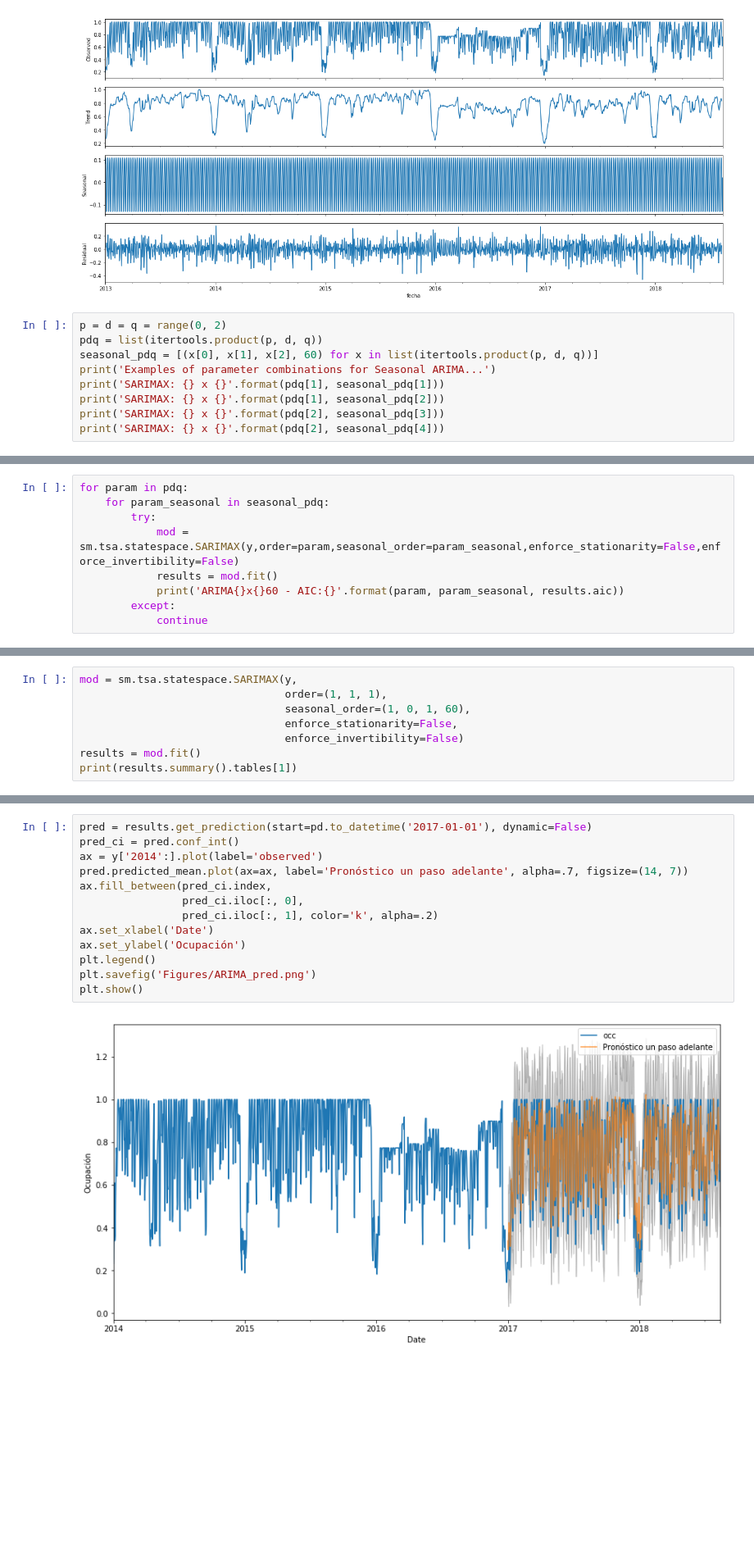
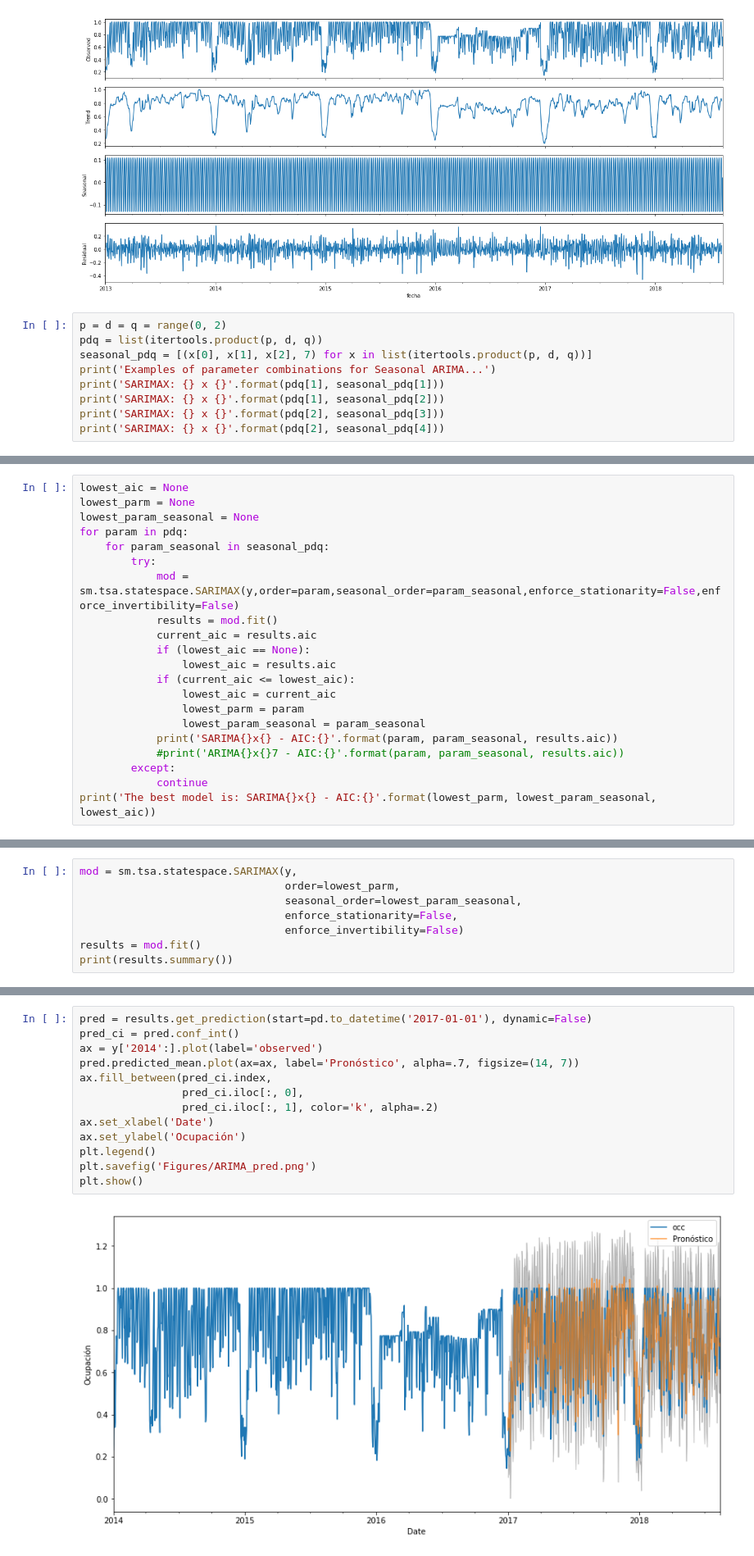
Before and after one commit to oscardaniel88/mcdatos_estancia, a Jupyter notebook: jupyter/ARIMA.ipynb, the cells around one changed output, grey strips where cells are left out. Shown at 82% size. Saved outputs shown, nothing was run; the diff lists cells and outputs as text; blank space fills up the shorter version.

```diff
--- a/jupyter/ARIMA.ipynb
+++ b/jupyter/ARIMA.ipynb
@@ -90,7 +90,7 @@ plt.show()
 # %%
 p = d = q = range(0, 2)
 pdq = list(itertools.product(p, d, q))
-seasonal_pdq = [(x[0], x[1], x[2], 60) for x in list(itertools.product(p, d, q))]
+seasonal_pdq = [(x[0], x[1], x[2], 7) for x in list(itertools.product(p, d, q))]
 print('Examples of parameter combinations for Seasonal ARIMA...')
 print('SARIMAX: {} x {}'.format(pdq[1], seasonal_pdq[1]))
 print('SARIMAX: {} x {}'.format(pdq[1], seasonal_pdq[2]))
@@ -105,10 +105,22 @@ SARIMAX: (0, 1, 0) x (1, 0, 0, 60)
 # %%
+lowest_aic = None
+lowest_parm = None
+lowest_param_seasonal = None
 for param in pdq:
     for param_seasonal in seasonal_pdq:
         try:
             mod = sm.tsa.statespace.SARIMAX(y,order=param,seasonal_order=param_seasonal,enforce_stationarity=False,enforce_invertibility=False)
             results = mod.fit()
-            print('ARIMA{}x{}60 - AIC:{}'.format(param, param_seasonal, results.aic))
+            current_aic = results.aic
+            if (lowest_aic == None):
+                lowest_aic = results.aic
+            if (current_aic <= lowest_aic):
+                lowest_aic = current_aic
+                lowest_parm = param
+                lowest_param_seasonal = param_seasonal
+            print('SARIMA{}x{} - AIC:{}'.format(param, param_seasonal, results.aic))
+            #print('ARIMA{}x{}7 - AIC:{}'.format(param, param_seasonal, results.aic))
         except:
             continue
+print('The best model is: SARIMA{}x{} - AIC:{}'.format(lowest_parm, lowest_param_seasonal, lowest_aic))
 # %% [output]
@@ -130,9 +157,9 @@ ARIMA(0, 0, 1)x(1, 0, 1, 60)60 - AIC:-1644.3832754515456
 # %%
 mod = sm.tsa.statespace.SARIMAX(y,
-                                order=(1, 1, 1),
-                                seasonal_order=(1, 0, 1, 60),
+                                order=lowest_parm,
+                                seasonal_order=lowest_param_seasonal,
                                 enforce_stationarity=False,
                                 enforce_invertibility=False)
 results = mod.fit()
-print(results.summary().tables[1])
+print(results.summary())
 # %% [output]
@@ -153,18 +189,18 @@ plt.show()
 # %%
 pred = results.get_prediction(start=pd.to_datetime('2017-01-01'), dynamic=False)
 pred_ci = pred.conf_int()
 ax = y['2014':].plot(label='observed')
-pred.predicted_mean.plot(ax=ax, label='Pronóstico un paso adelante', alpha=.7, figsize=(14, 7))
+pred.predicted_mean.plot(ax=ax, label='Pronóstico', alpha=.7, figsize=(14, 7))
 ax.fill_between(pred_ci.index,
                 pred_ci.iloc[:, 0],
                 pred_ci.iloc[:, 1], color='k', alpha=.2)
 ax.set_xlabel('Date')
 ax.set_ylabel('Ocupación')
 plt.legend()
 plt.savefig('Figures/ARIMA_pred.png')
 plt.show()
 # %% [output]
-[figure, old version]
+[figure, new version]
 # %%
 real=y['2017':]
 MAPE = (sum(abs((real['occ']-pred.predicted_mean))/real['occ'])/len(real['occ']))*100
```
Also changed, not shown: parts of 9 cells of this notebook, 25 other files.
